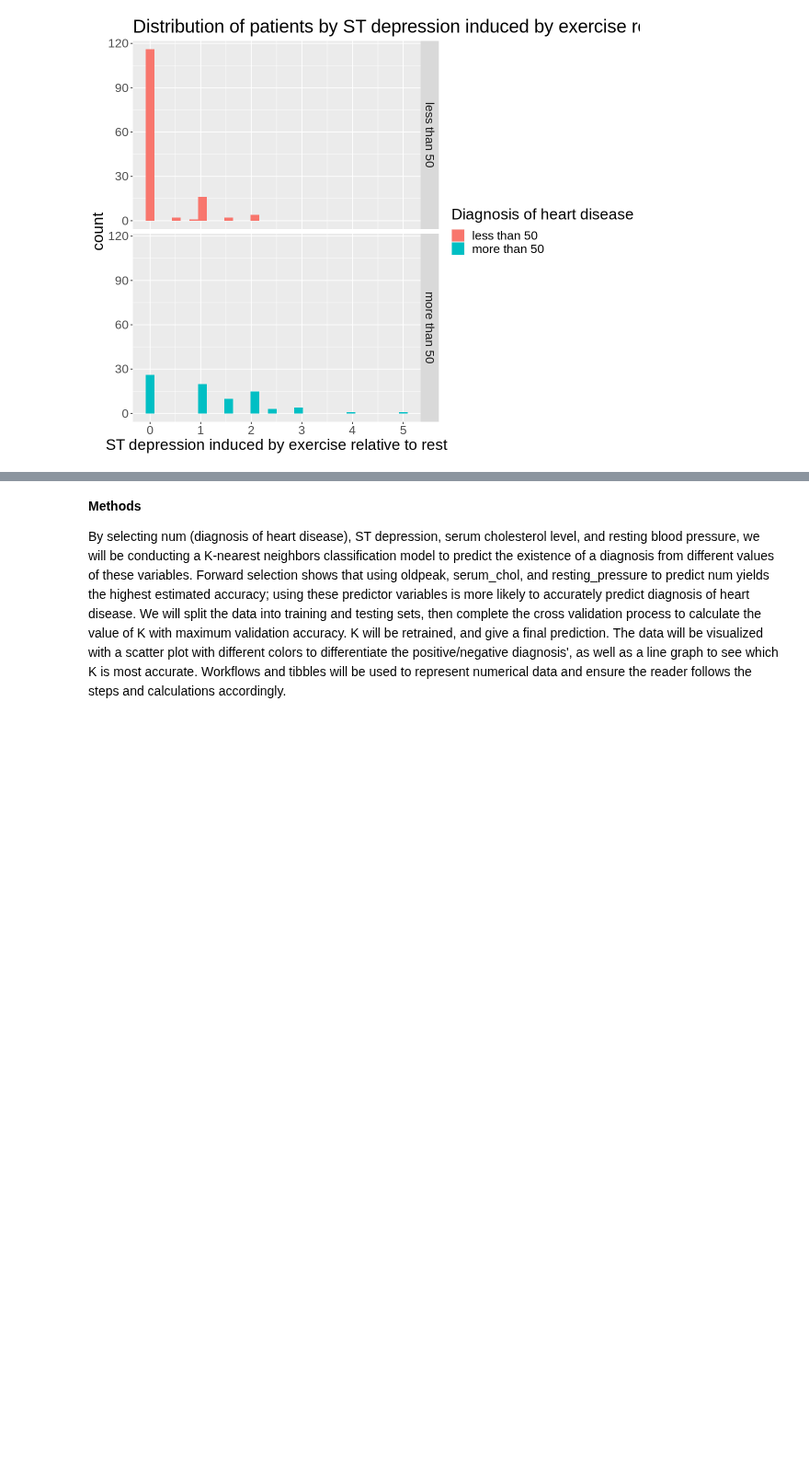
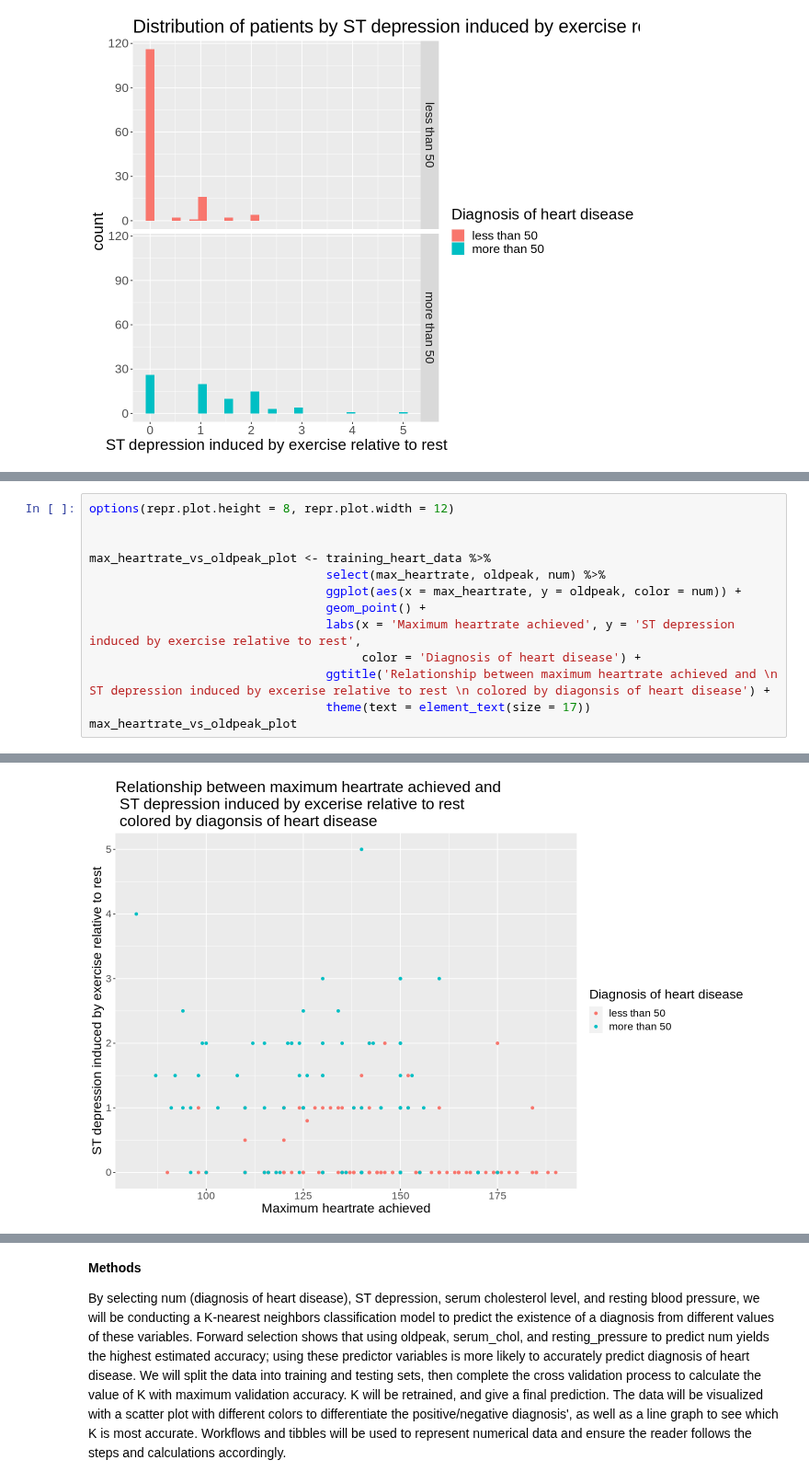
Before and after one commit to papercheesecake/DSCI100-group-project-18, a Jupyter notebook: proposal.ipynb, the cells around one changed output, grey strips where cells are left out. Shown at 92% size. Drawn from its saved outputs; the diff is of its cells as text; blank space fills up the shorter version.

```diff
--- a/proposal.ipynb
+++ b/proposal.ipynb
@@ -508,0 +487,14 @@ Warning message:
+# %%
+options(repr.plot.height = 8, repr.plot.width = 12)
+
+
+max_heartrate_vs_oldpeak_plot <- training_heart_data %>%
+                                 select(max_heartrate, oldpeak, num) %>%
+                                 ggplot(aes(x = max_heartrate, y = oldpeak, color = num)) +
+                                 geom_point() +
+                                 labs(x = 'Maximum heartrate achieved', y = 'ST depression induced by exercise relative to rest',
+                                      color = 'Diagnosis of heart disease') +
+                                 ggtitle('Relationship between maximum heartrate achieved and \n ST depression induced by excerise relative to rest \n colored by diagonsis of heart disease') +
+                                 theme(text = element_text(size = 17))
+max_heartrate_vs_oldpeak_plot
+# %% [output]
@@ -509,3 +503,4 @@ Warning message:
+[figure, added]
 # %% [markdown]
 **Summary on the scatterplots**
 
```
Also changed, not shown: parts of 6 cells of this notebook.
